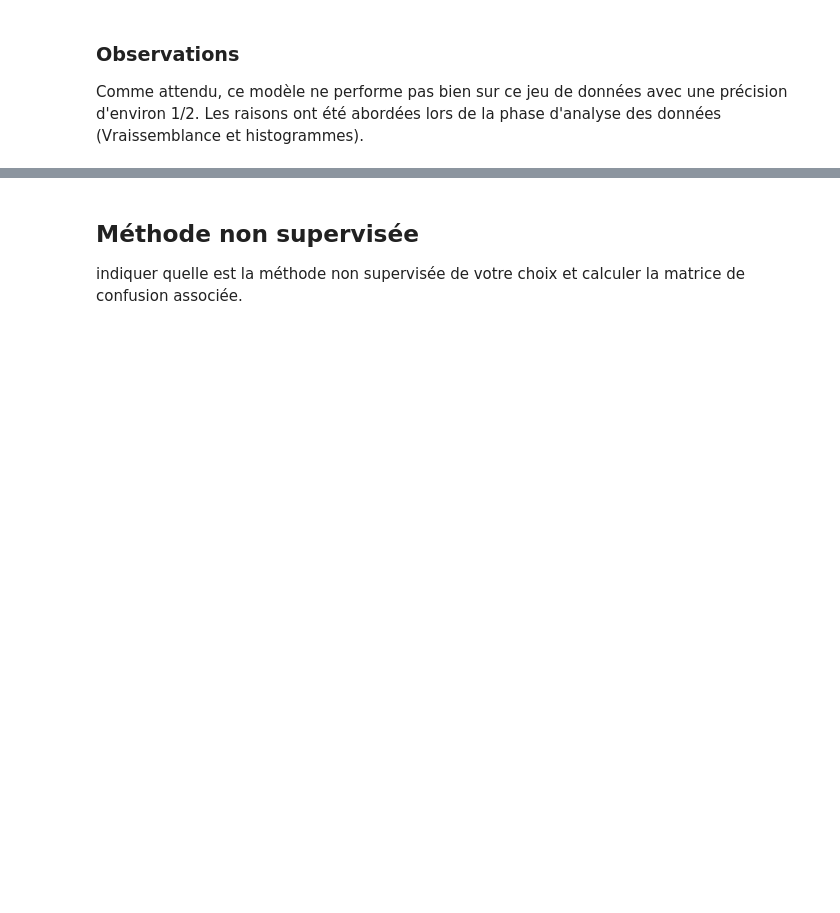
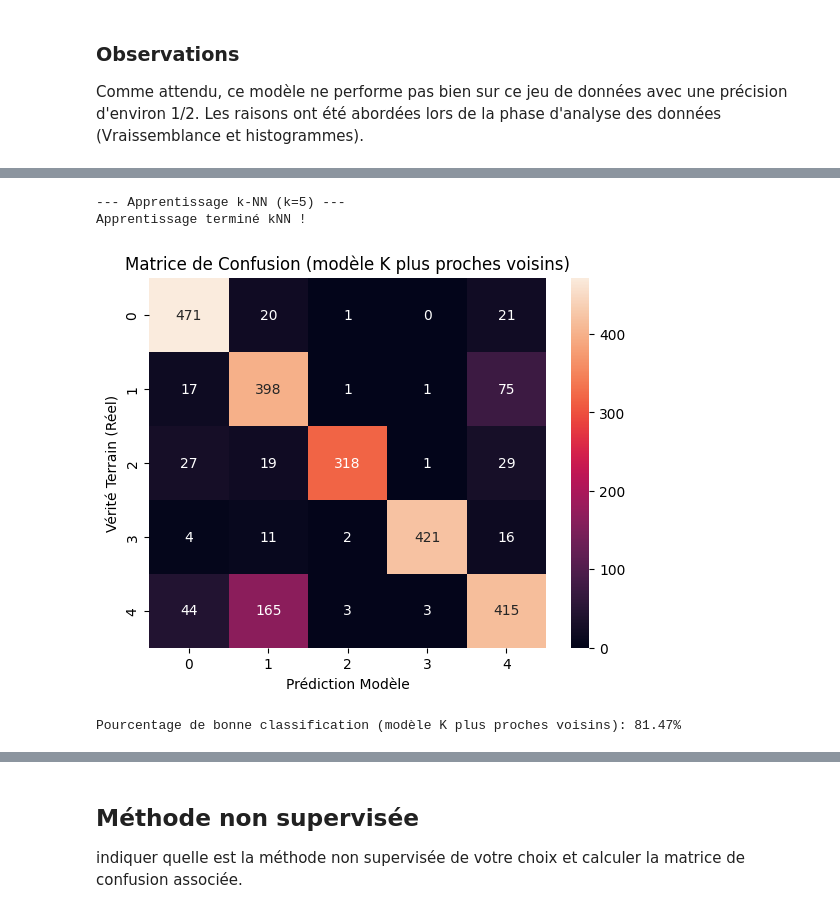
Before and after one commit to Stephane-Lpt/ENSEEIHT-Data-Analysis-Project, a Jupyter notebook: Projet2_FISA_TDA1_Cheville.ipynb, the cells around one changed output, grey strips where cells are left out. Saved outputs shown, nothing was run; the diff lists cells and outputs as text; code cells hidden in the pictures; blank space fills up the shorter version.

Commit message:
Deuxième apprentissage supervisé (knn)

```diff
--- a/Projet2_FISA_TDA1_Cheville.ipynb
+++ b/Projet2_FISA_TDA1_Cheville.ipynb
@@ -267,0 +280,27 @@ Comme attendu, ce modèle ne performe pas bien sur ce jeu de données avec une p
+# %%
+from sklearn.neighbors import KNeighborsClassifier
+# Avec k=5 car on a 5 classes (2-Assis,3-Debout, 5-Velo, 6-Marche Nordique, 8-Repassage)
+print("--- Apprentissage k-NN (k=5) ---")
+knn = KNeighborsClassifier(n_neighbors=5)
+knn.fit(Xtrain_Cheville, y_train)
+
+print("Apprentissage terminé kNN !")
+# %% [output]
+--- Apprentissage k-NN (k=5) ---
+Apprentissage terminé kNN !
+# %%
+from sklearn.metrics import confusion_matrix, accuracy_score
+
+cm = confusion_matrix(y_test, knn.predict(Xtest_Cheville))
+
+sns.heatmap(cm, annot=True, fmt="d")
+plt.title(f"Matrice de Confusion (modèle K plus proches voisins)")
+plt.ylabel("Vérité Terrain (Réel)")
+plt.xlabel("Prédiction Modèle")
+plt.show()
+
+accuracy = accuracy_score(y_test, knn.predict(Xtest_Cheville))
+print(f"Pourcentage de bonne classification (modèle K plus proches voisins): {accuracy * 100:.2f}%")
+# %% [output]
+[figure, added]
+Pourcentage de bonne classification (modèle K plus proches voisins): 81.47%
```
Also changed, not shown: parts of 4 cells of this notebook.
